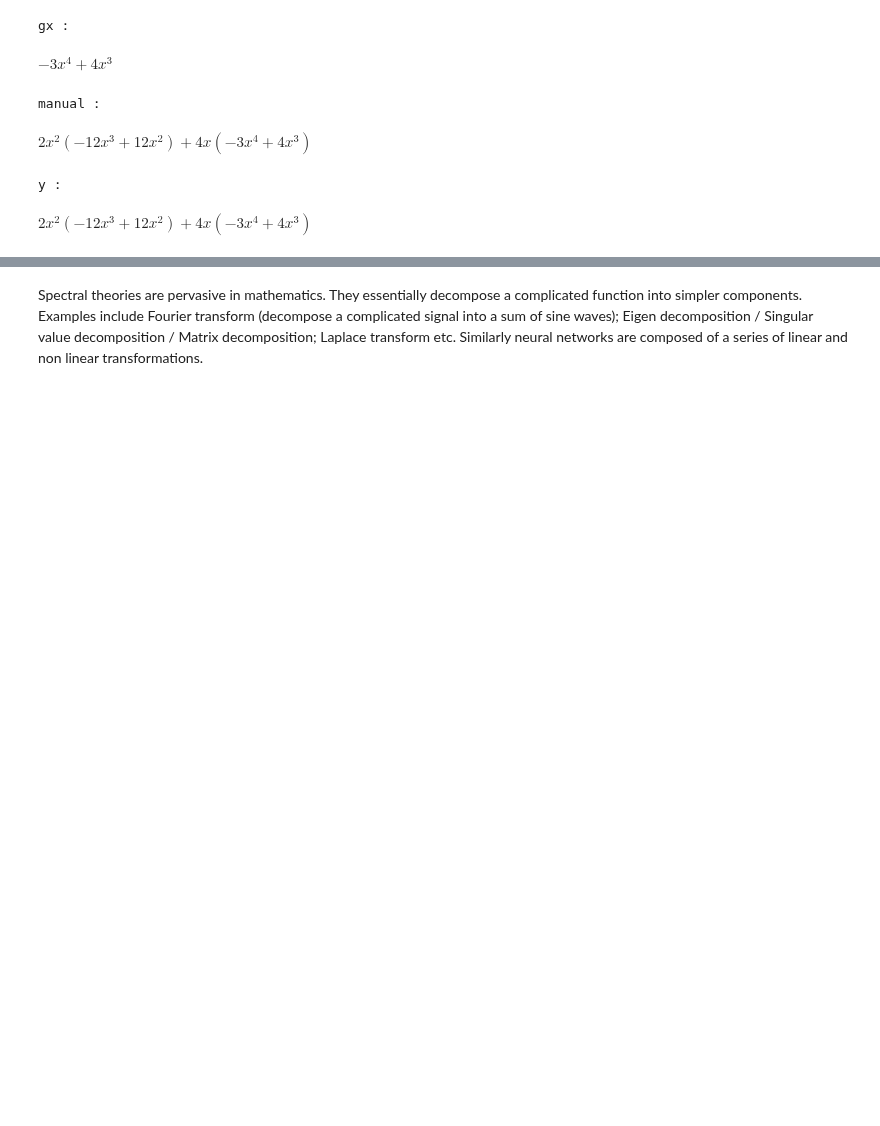
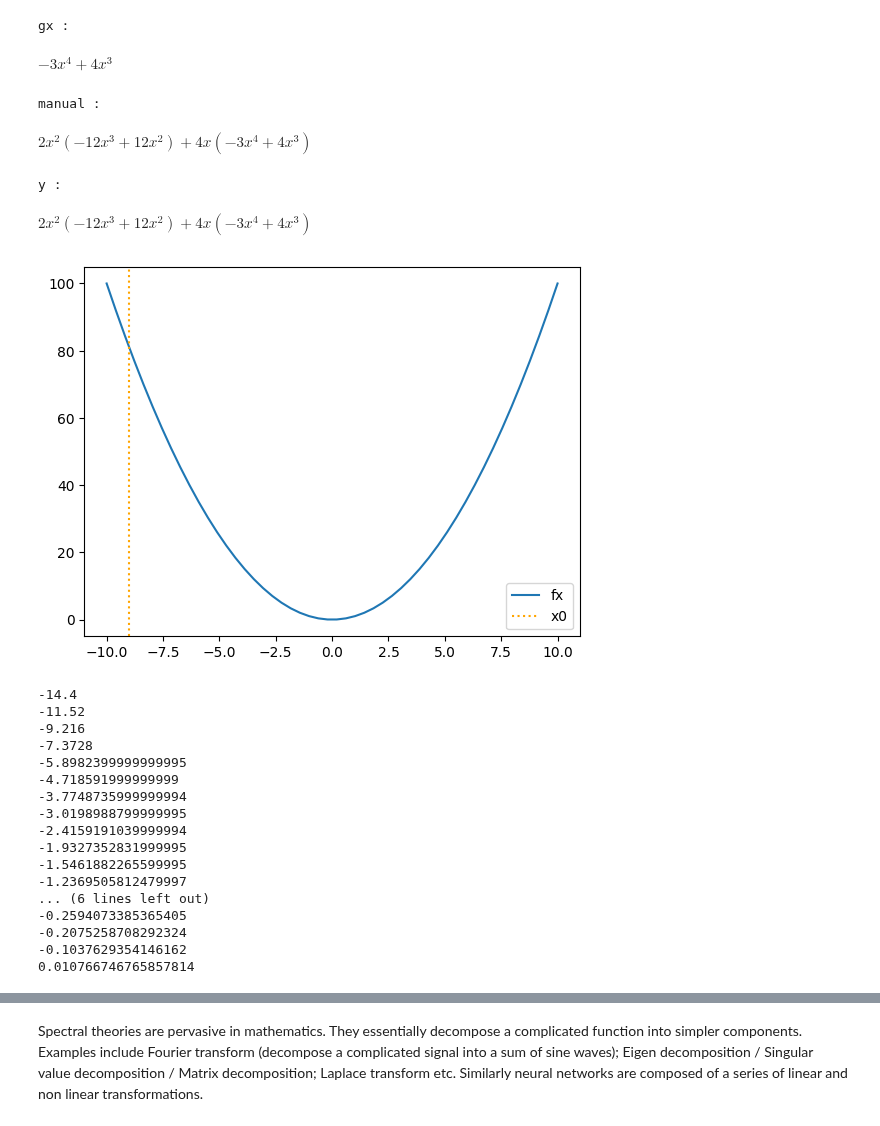
Before and after one commit to taruvaid/Fourier-Neural-Operators, a Jupyter notebook: gradient_descent.ipynb, the cells around one changed output, grey strips where cells are left out. Cells and saved outputs as stored; diff of their text form; code cells hidden in the pictures; blank space fills up the shorter version.

```diff
--- a/gradient_descent.ipynb
+++ b/gradient_descent.ipynb
@@ -643,0 +644,49 @@ $\displaystyle 2 x^{2} \left(- 12 x^{3} + 12 x^{2}\right) + 4 x \left(- 3 x^{4}
+# %%
+## Gradient descent (high level)
+#step 1 - initial solution/guess
+#step 2 - compute error (mathematically computed as error function)
+#step 3 - update/ modify parameters
+
+#Saddle points - how big a problem are they and does a GD algorithm really get stuck in them. Here is a good read (https://bair.berkeley.edu/blog/2017/08/31/saddle-efficiency/)
+
+def fx(x):
+  return x**2
+
+def dfx(x):
+  return 2*x
+
+x = np.linspace(-10,10,50)
+x0 = -9 #initial guess
+
+plt.plot(x,fx(x),label = "fx")
+# Add a vertical line at x=0.5
+plt.axvline(x=x0, color='orange', linestyle=':',label ="x0")
+plt.legend()
+plt.show()
+
+x= x0
+for i in range(20):
+  x = x - dfx(x)*0.1
+  print(dfx(x))
+
+print(x)
+print(fx(x))
+# %% [output]
+[figure, added]
+-14.4
+-11.52
+-9.216
+-7.3728
+-5.8982399999999995
+-4.718591999999999
+-3.7748735999999994
+-3.0198988799999995
+-2.4159191039999994
+-1.9327352831999995
+-1.5461882265599995
+-1.2369505812479997
+... (6 lines left out)
+-0.2594073385365405
+-0.2075258708292324
+-0.1037629354146162
+0.010766746765857814
```
Also changed, not shown: parts of 3 cells of this notebook.
